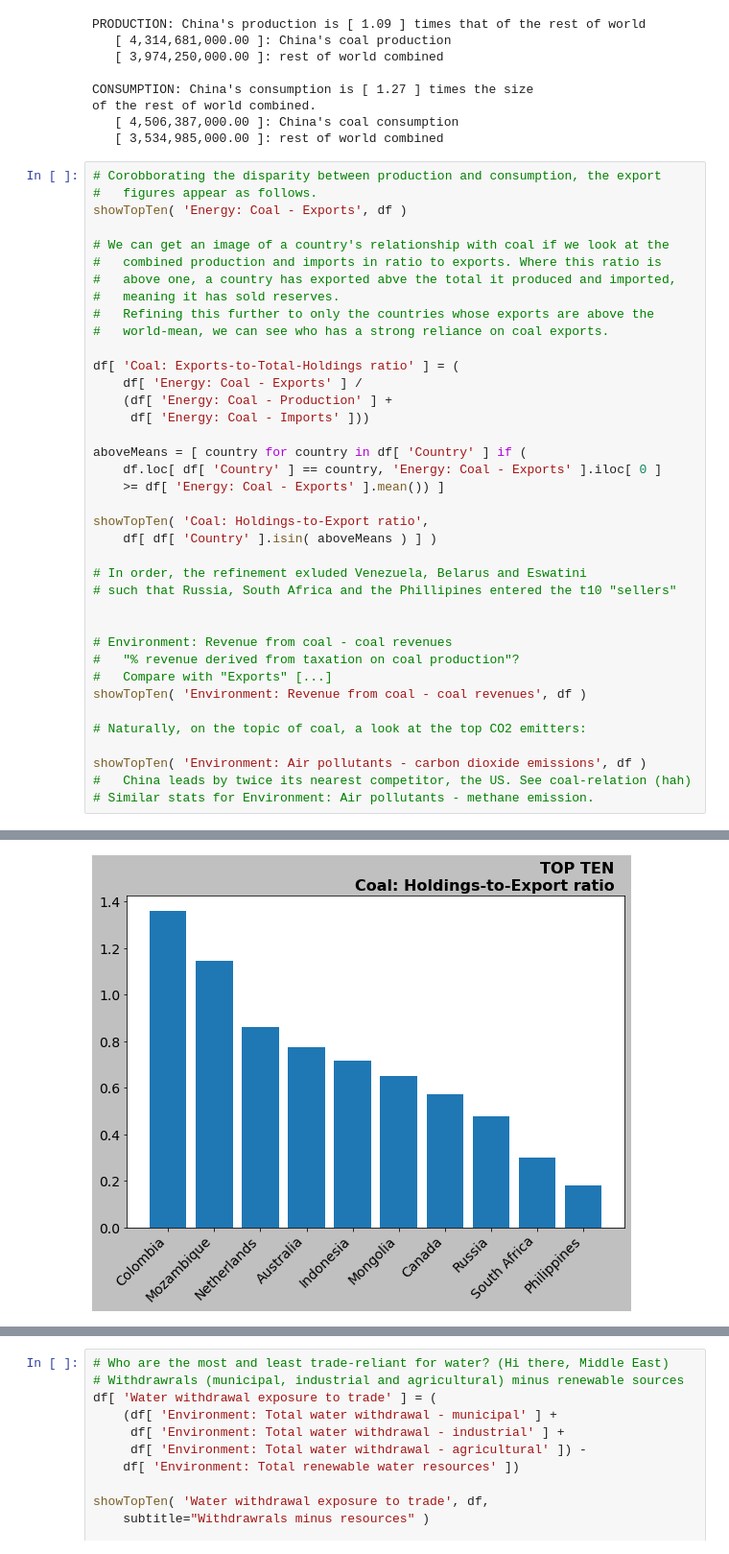
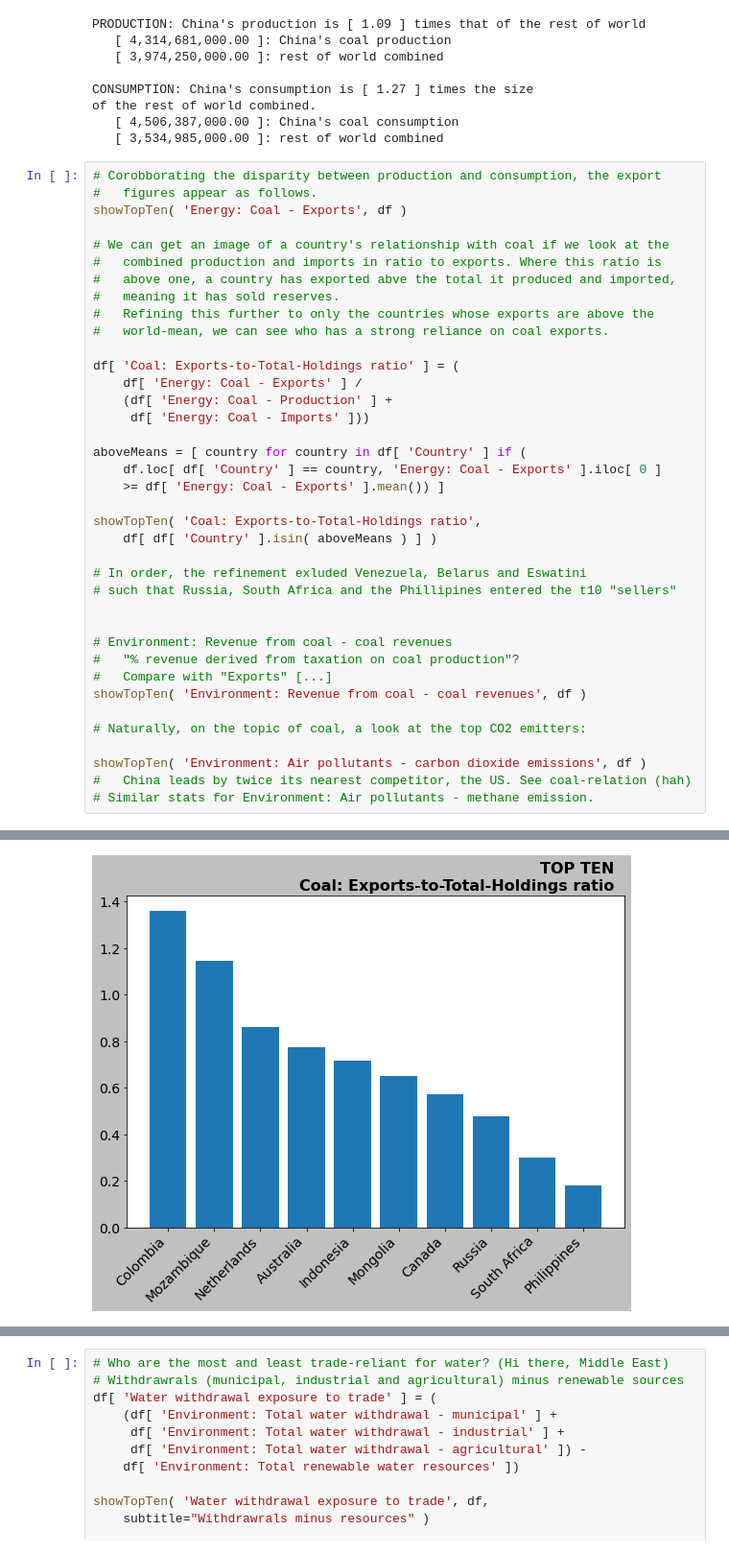
Before and after one commit to romstroller/ciaFactbook, a Jupyter notebook: ciaFBtest.ipynb, the cells around one changed output, grey strips where cells are left out. Shown at 96% size. Drawn from its saved outputs; the diff is of its cells as text.

```diff
--- a/ciaFBtest.ipynb
+++ b/ciaFBtest.ipynb
@@ -969,7 +970,7 @@ aboveMeans = [ country for country in df[ 'Country' ] if (
     df.loc[ df[ 'Country' ] == country, 'Energy: Coal - Exports' ].iloc[ 0 ]
     >= df[ 'Energy: Coal - Exports' ].mean()) ]
 
-showTopTen( 'Coal: Holdings-to-Export ratio',
+showTopTen( 'Coal: Exports-to-Total-Holdings ratio',
     df[ df[ 'Country' ].isin( aboveMeans ) ] )
 
 # In order, the refinement exluded Venezuela, Belarus and Eswatini
@@ -993,4 +994,4 @@ Coal: Holdings-to-Export ratio
-[figure, old version]
+[figure, new version]
 Environment: Revenue from coal - coal revenues
 [figure]
 Environment: Air pollutants - carbon dioxide emissions
```
Also changed, not shown: parts of 16 cells of this notebook.
